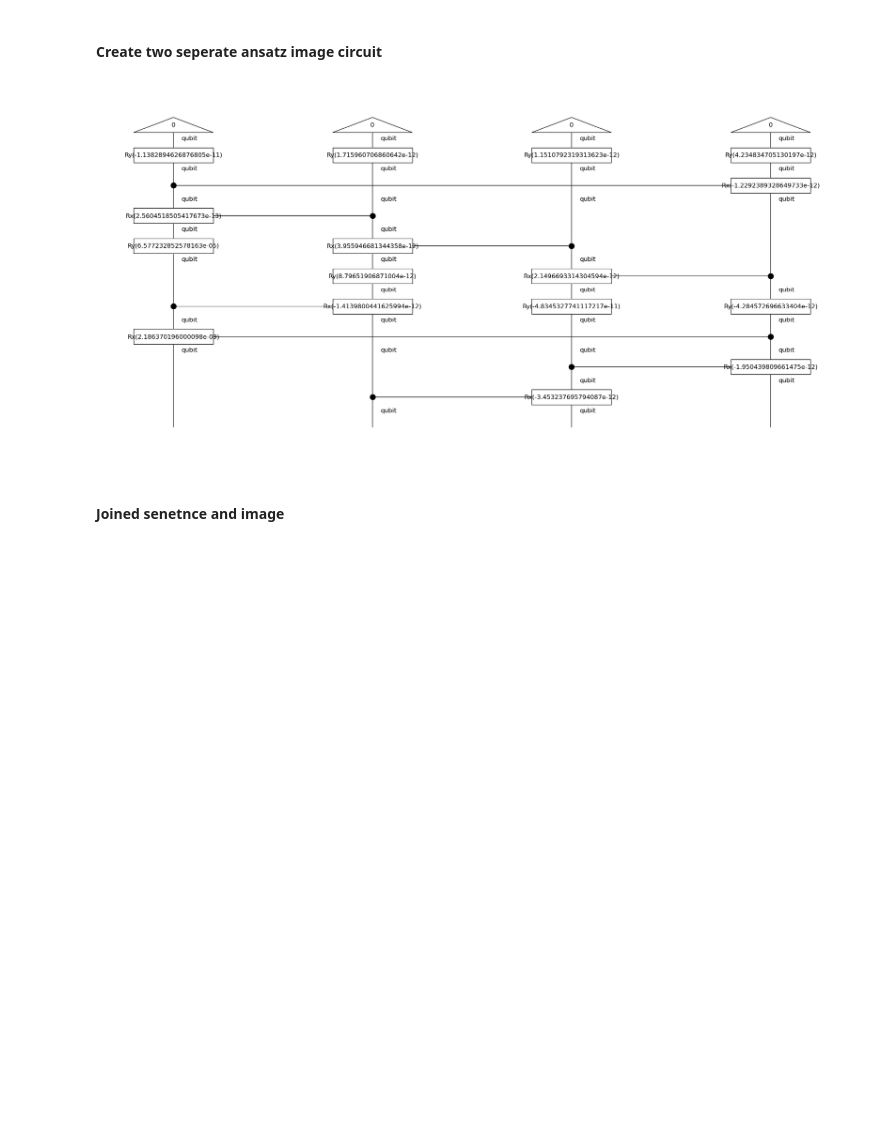
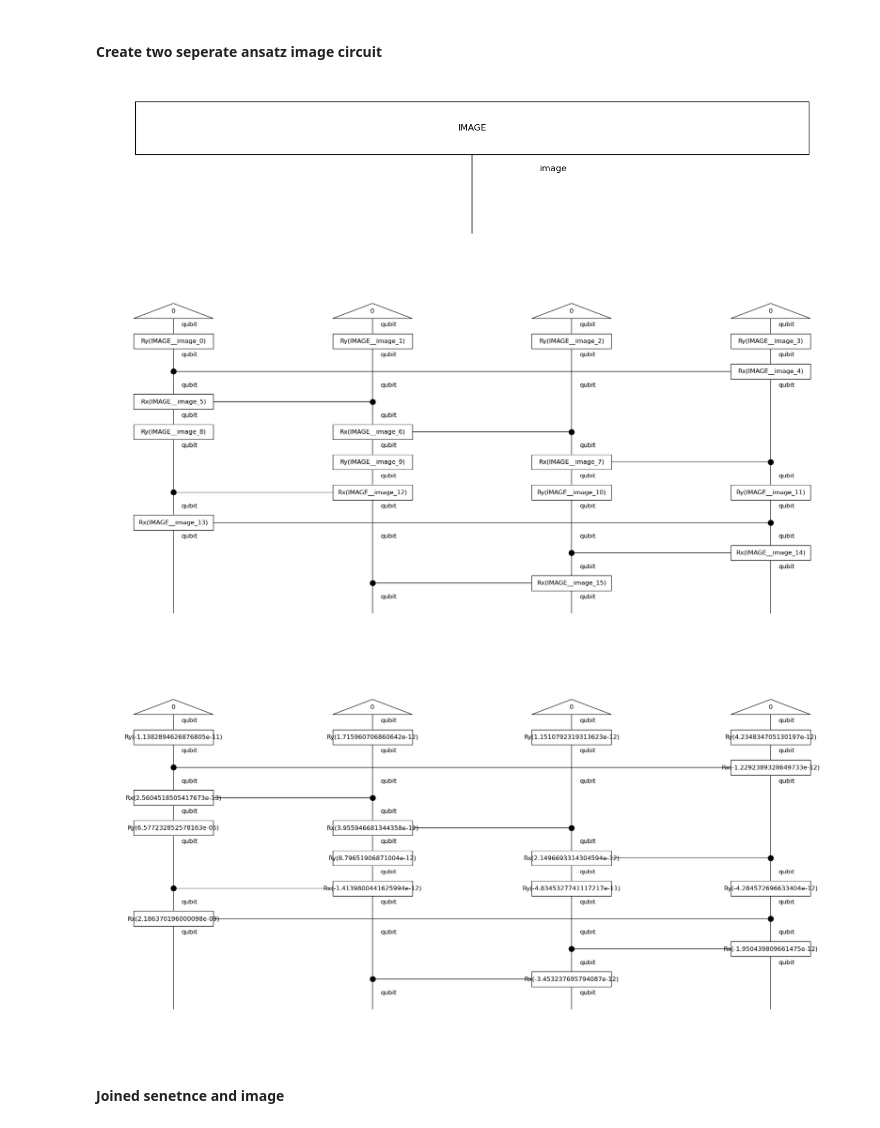
Before and after one commit to halaa901/QNLP-Thesis, a Jupyter notebook: implementation.ipynb, the cells around one changed output. Cells and saved outputs as stored; diff of their text form; code cells hidden in the pictures; blank space fills up the shorter version.

```diff
--- a/implementation.ipynb
+++ b/implementation.ipynb
@@ -298,30 +311,32 @@ list_of_lists = copy_df['image_pos'].apply(lambda x: x.tolist()).tolist()
 # %%
 from lambeq.backend.grammar import Ty, Box
 from lambeq import Sim14Ansatz
 from torch import nn
 
 # Create a new image Ty
 image_type = Ty("image")
 image_box = Box(name = "IMAGE", dom = Ty(), cod= image_type)
-# image_box.draw(figsize=(14, 3), fontsize=12)
+image_box.draw(figsize=(14, 3), fontsize=12)
 
 # Create template Ansatz
 ansatz = Sim14Ansatz({image_type: 4}, n_layers=1)
 image_circ = ansatz(image_box)
-# image_circ.draw(figsize=(20, 10), fontsize=12)
+image_circ.draw(figsize=(20, 10), fontsize=12)
 
 # Add data into image circuit POS
 images = copy_df["image_pos"]
 train_circuits_imagePos = [image_circ.lambdify(*list(image_circ.free_symbols))(*feature_vec) for feature_vec in images]
 train_circuits_imagePos[9].draw(figsize=(20, 10), fontsize=12)
 
 # POSITIVE AND NEGATIVE IMAGES
 # conc_image_circ_pos = image_circ.lambdify(*list(image_circ.free_symbols))(*vector)
 # conc_image_circ_pos.draw(figsize=(20, 10), fontsize=12)
 # conc_image_circ_neg = image_circ.lambdify(*list(image_circ.free_symbols))(*feature_vec_neg)
 # conc_image_circ_neg.draw(figsize=(20, 10), fontsize=12)
 # %% [output]
-[figure, old version]
+[figure, new version]
+[figure, added]
+[figure, added]
 # %% [markdown]
 #### Joined senetnce and image
 # %%
```
Also changed, not shown: parts of 9 cells of this notebook, 1 other file.
